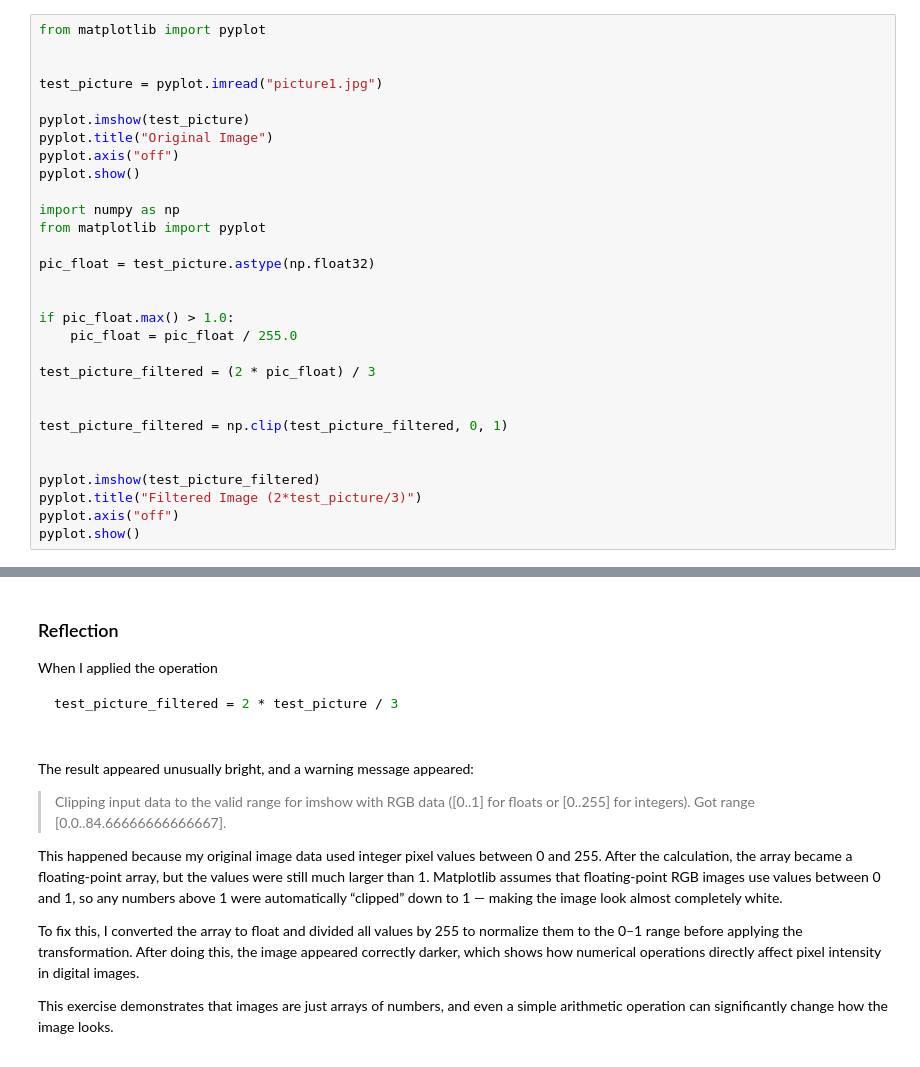
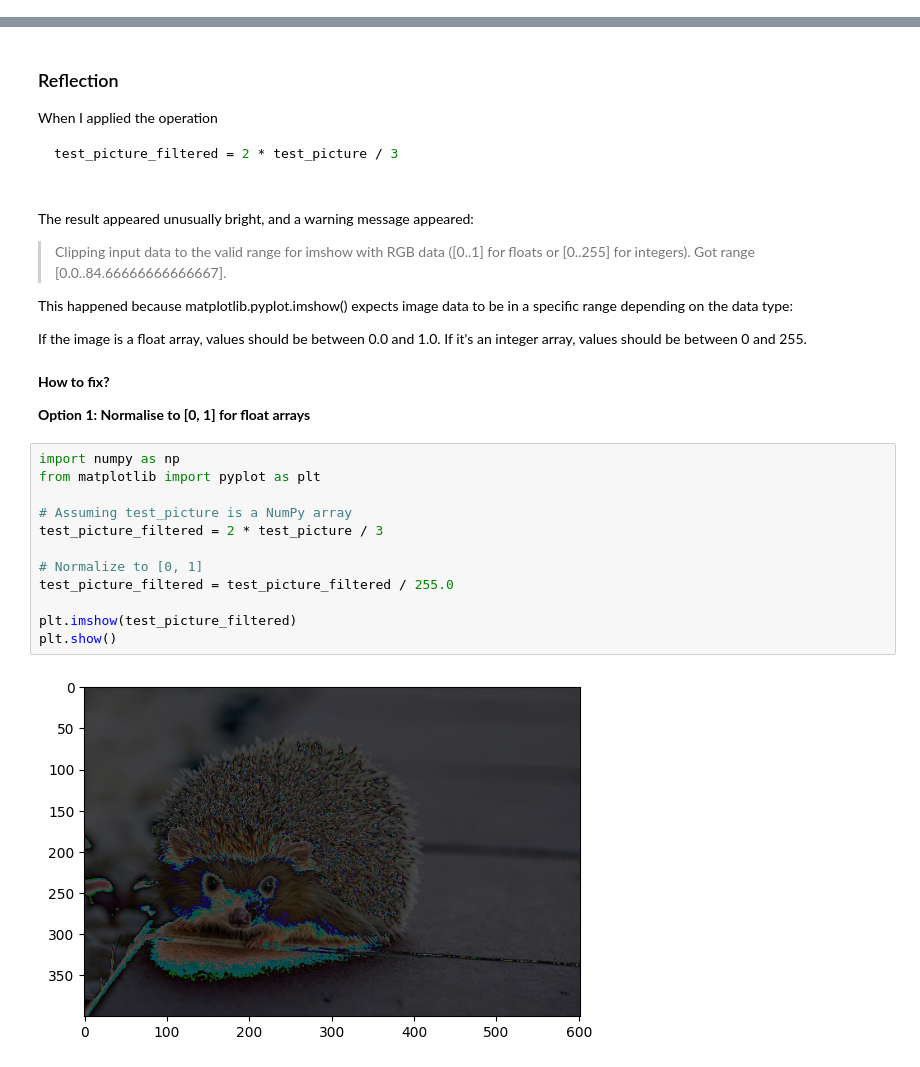
Before and after one commit to nooo525/ai-for-the-arts, a Jupyter notebook: coding_exercises.ipynb, the cells around one changed output, grey strips where cells are left out. Cells and saved outputs as stored; diff of their text form.

```diff
--- a/coding_exercises.ipynb
+++ b/coding_exercises.ipynb
@@ -1459,33 +1459,3 @@ Numpy array of the image is:  [[[207 204 199]
   [190 190 200]]]
 <matplotlib.image.AxesImage at 0x...>
 [figure]
-# %%
-from matplotlib import pyplot
-
-
-test_picture = pyplot.imread("picture1.jpg")
-
-pyplot.imshow(test_picture)
-pyplot.title("Original Image")
-pyplot.axis("off")
-pyplot.show()
-
-import numpy as np
-from matplotlib import pyplot
-
-pic_float = test_picture.astype(np.float32)
-
-
-if pic_float.max() > 1.0:
-    pic_float = pic_float / 255.0
-
-test_picture_filtered = (2 * pic_float) / 3
-
-
-test_picture_filtered = np.clip(test_picture_filtered, 0, 1)
-
-
-pyplot.imshow(test_picture_filtered)
-pyplot.title("Filtered Image (2*test_picture/3)")
-pyplot.axis("off")
-pyplot.show()
@@ -1501,11 +1468,25 @@ test_picture_filtered = 2 * test_picture / 3
 The result appeared unusually bright, and a warning message appeared:
 >Clipping input data to the valid range for imshow with RGB data ([0..1] for floats or [0..255] for integers). Got range [0.0..84.66666666666667].
 
-This happened because my original image data used integer pixel values between 0 and 255.
-After the calculation, the array became a floating-point array, but the values were still much larger than 1.
-Matplotlib assumes that floating-point RGB images use values between 0 and 1, so any numbers above 1 were automatically “clipped” down to 1 — making the image look almost completely white.
+This happened because matplotlib.pyplot.imshow() expects image data to be in a specific range depending on the data type:
 
-To fix this, I converted the array to float and divided all values by 255 to normalize them to the 0–1 range before applying the transformation.
-After doing this, the image appeared correctly darker, which shows how numerical operations directly affect pixel intensity in digital images.
-
-This exercise demonstrates that images are just arrays of numbers, and even a simple arithmetic operation can significantly change how the image looks.
+If the image is a float array, values should be between 0.0 and 1.0.
+If it's an integer array, values should be between 0 and 255.
+# %% [markdown]
+**How to fix?**
+
+**Option 1: Normalise to [0, 1] for float arrays**
+# %%
+import numpy as np
+from matplotlib import pyplot as plt
+
+# Assuming test_picture is a NumPy array
+test_picture_filtered = 2 * test_picture / 3
+
+# Normalize to [0, 1]
+test_picture_filtered = test_picture_filtered / 255.0
+
+plt.imshow(test_picture_filtered)
+plt.show()
+# %% [output]
+[figure, new version]
```
Also changed, not shown: parts of 20 cells of this notebook.
